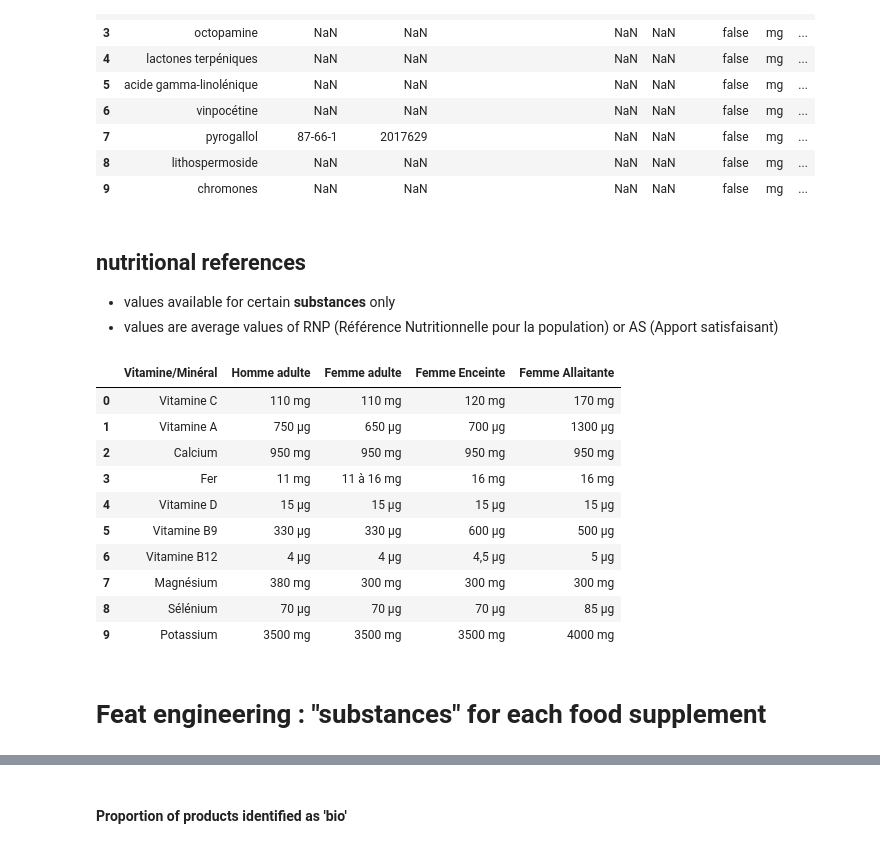
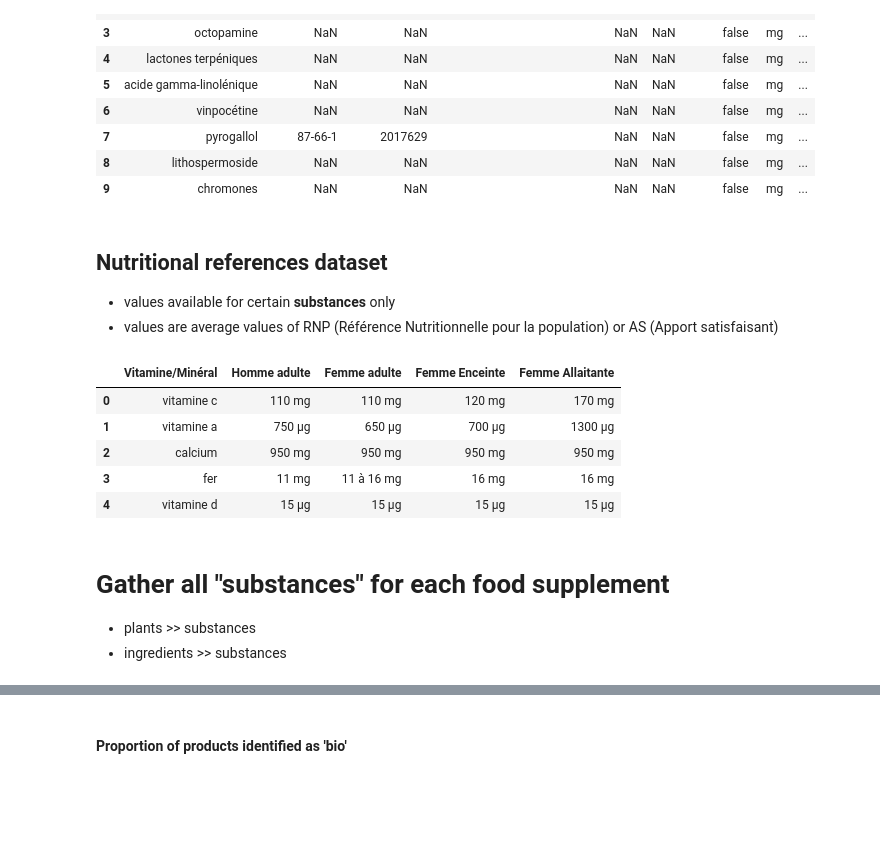
Before and after one commit to RamiroHR/hackathon_complements_alimentaires, a Jupyter notebook: Data_Exploration.ipynb, the cells around one changed output, grey strips where cells are left out. Saved outputs shown, nothing was run; the diff lists cells and outputs as text; code cells hidden in the pictures; blank space fills up the shorter version.

```diff
--- a/Data_Exploration.ipynb
+++ b/Data_Exploration.ipynb
@@ -448,24 +487,27 @@ df_substances.head(10)
 | 8 | lithospermoside | NaN | NaN | NaN | NaN | false | mg | ... |
 | 9 | chromones | NaN | NaN | NaN | NaN | false | mg | ... |
 # %% [markdown]
-## nutritional references
+## Nutritional references dataset
 * values available for certain **substances** only
 * values are average values of RNP (Référence Nutritionnelle pour la population) or AS (Apport satisfaisant)
 # %%
 df_ref_nutritionelles = pd.read_csv(path_raw + filenames['references_nutritionelles'])
-df_ref_nutritionelles
+
+## uniform formatting
+df_ref_nutritionelles = df_ref_nutritionelles.apply(lambda x: x.str.lower() if(x.dtype == 'object') else x)
+df_ref_nutritionelles = df_ref_nutritionelles.map(dtf.replace_decimal_point)
+df_ref_nutritionelles = df_ref_nutritionelles.map(dtf.replace_commas_in_parentheses)
+
+df_ref_nutritionelles.head()
 # %% [output]
 |  | Vitamine/Minéral | Homme adulte | Femme adulte | Femme Enceinte | Femme Allaitante |
-| 0 | Vitamine C | 110 mg | 110 mg | 120 mg | 170 mg |
-| 1 | Vitamine A | 750 µg | 650 µg | 700 µg | 1300 µg |
-| 2 | Calcium | 950 mg | 950 mg | 950 mg | 950 mg |
-| 3 | Fer | 11 mg | 11 à 16 mg | 16 mg | 16 mg |
-| 4 | Vitamine D | 15 µg | 15 µg | 15 µg | 15 µg |
-| 5 | Vitamine B9 | 330 µg | 330 µg | 600 µg | 500 µg |
-| 6 | Vitamine B12 | 4 µg | 4 µg | 4,5 µg | 5 µg |
-| 7 | Magnésium | 380 mg | 300 mg | 300 mg | 300 mg |
-| 8 | Sélénium | 70 µg | 70 µg | 70 µg | 85 µg |
-| 9 | Potassium | 3500 mg | 3500 mg | 3500 mg | 4000 mg |
+| 0 | vitamine c | 110 mg | 110 mg | 120 mg | 170 mg |
+| 1 | vitamine a | 750 µg | 650 µg | 700 µg | 1300 µg |
+| 2 | calcium | 950 mg | 950 mg | 950 mg | 950 mg |
+| 3 | fer | 11 mg | 11 à 16 mg | 16 mg | 16 mg |
+| 4 | vitamine d | 15 µg | 15 µg | 15 µg | 15 µg |
 # %% [markdown]
-# Feat engineering : "substances" for each food supplement
+# Gather all "substances" for each food supplement
+* plants >> substances
+* ingredients >> substances
 # %%
```
Also changed, not shown: parts of 42 cells of this notebook, 1 other file.
